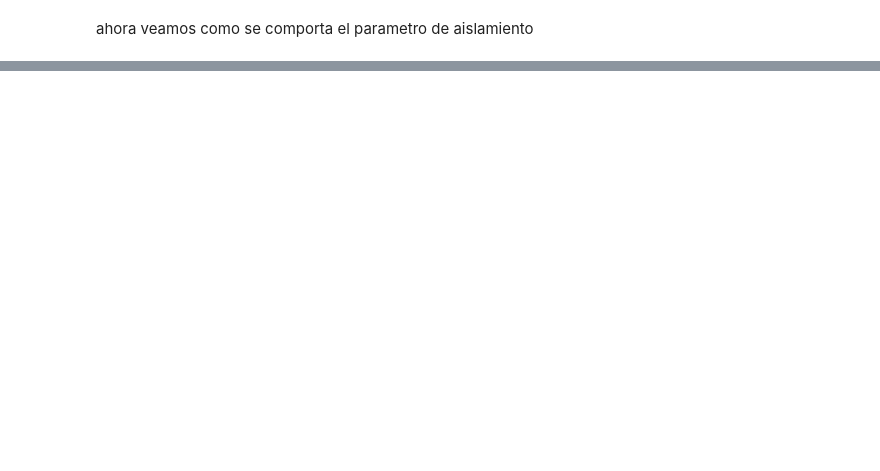
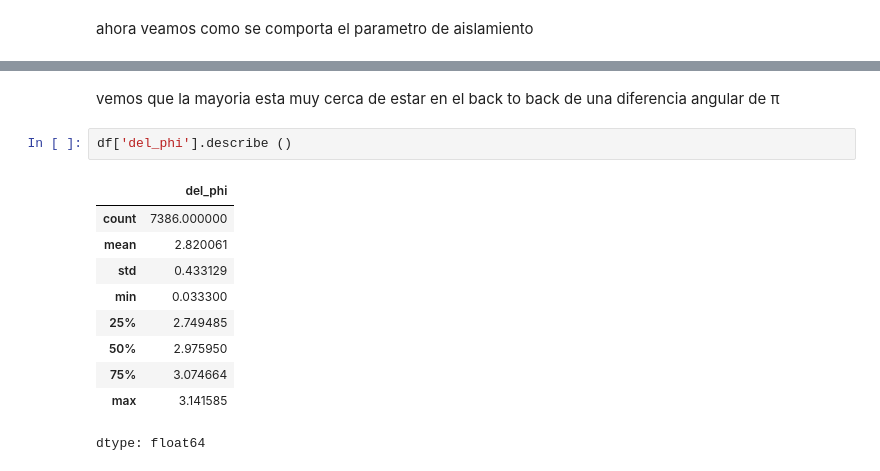
Before and after one commit to ProgramasParaFisicaDeParticulas/blindsampleanalysiswithcsv8-elPepino29, a Jupyter notebook: Algo_a_algo.ipynb, the cells around one changed output, grey strips where cells are left out. Cells and saved outputs as stored; diff of their text form; blank space fills up the shorter version.

```diff
--- a/Algo_a_algo.ipynb
+++ b/Algo_a_algo.ipynb
@@ -221,0 +270,15 @@ dx2.show()
+# %% [markdown]
+vemos que la mayoria esta muy cerca de estar en el back to back de una diferencia angular de π
+# %%
+df['del_phi'].describe ()
+# %% [output]
+|  | del_phi |
+| count | 7386.000000 |
+| mean | 2.820061 |
+| std | 0.433129 |
+| min | 0.033300 |
+| 25% | 2.749485 |
+| 50% | 2.975950 |
+| 75% | 3.074664 |
+| max | 3.141585 |
+dtype: float64
```
Also changed, not shown: parts of 11 cells of this notebook.
